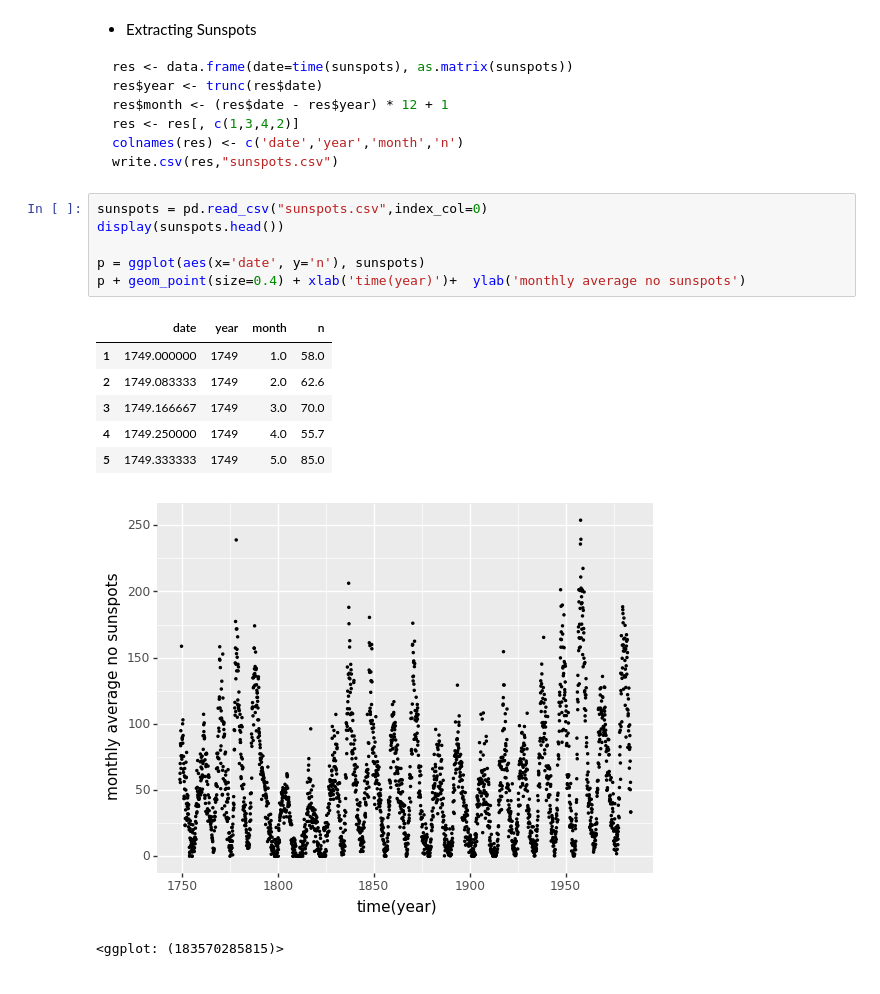
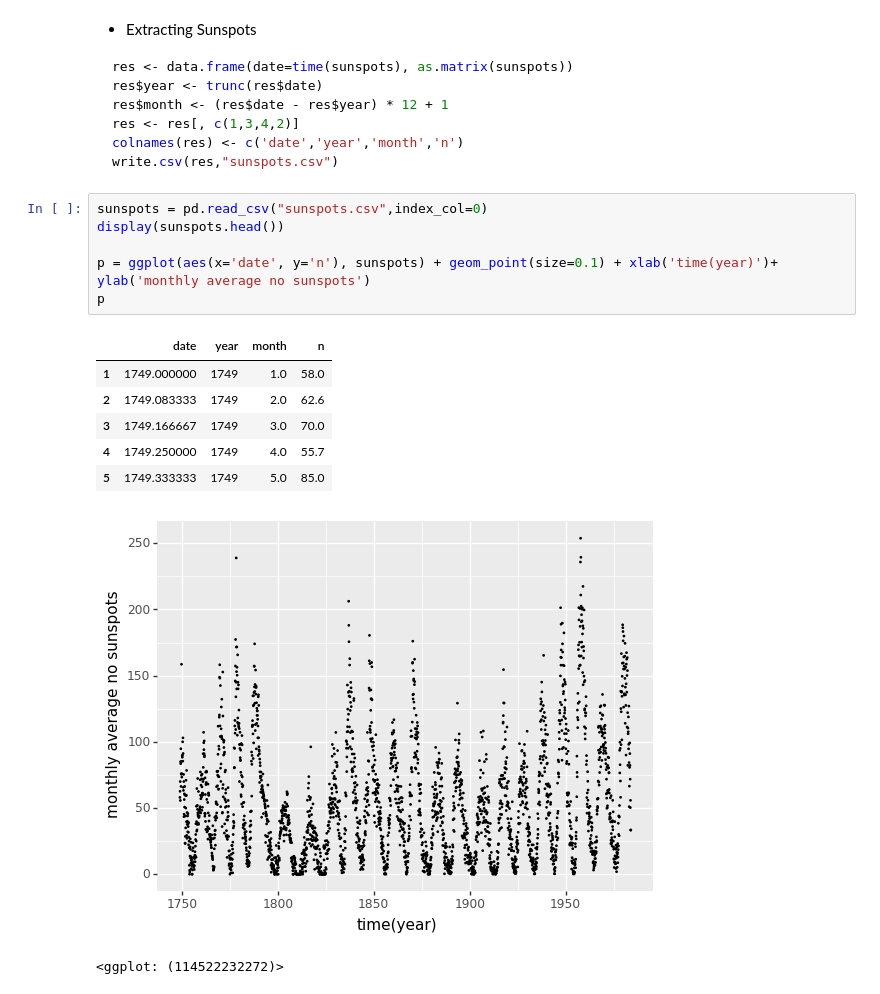
Before and after one commit to kooBH/MGT6710-01, a Jupyter notebook: HW1/Data_touring_2.ipynb, the cells around one changed output. Cells and saved outputs as stored; diff of their text form.

```diff
--- a/HW1/Data_touring_2.ipynb
+++ b/HW1/Data_touring_2.ipynb
@@ -56,15 +61,15 @@ write.csv(res,"sunspots.csv")
 # %%
 sunspots = pd.read_csv("sunspots.csv",index_col=0)
 display(sunspots.head())
 
-p = ggplot(aes(x='date', y='n'), sunspots)
-p + geom_point(size=0.4) + xlab('time(year)')+  ylab('monthly average no sunspots')
+p = ggplot(aes(x='date', y='n'), sunspots) + geom_point(size=0.1) + xlab('time(year)')+  ylab('monthly average no sunspots')
+p
 # %% [output]
 |  | date | year | month | n |
 | 1 | 1749.000000 | 1749 | 1.0 | 58.0 |
 | 2 | 1749.083333 | 1749 | 2.0 | 62.6 |
 | 3 | 1749.166667 | 1749 | 3.0 | 70.0 |
 | 4 | 1749.250000 | 1749 | 4.0 | 55.7 |
 | 5 | 1749.333333 | 1749 | 5.0 | 85.0 |
-[figure, old version]
+[figure, new version]
-<ggplot: (183570285815)>
+<ggplot: (114522232272)>
```
Also changed, not shown: parts of 16 cells of this notebook, 2 other files.
